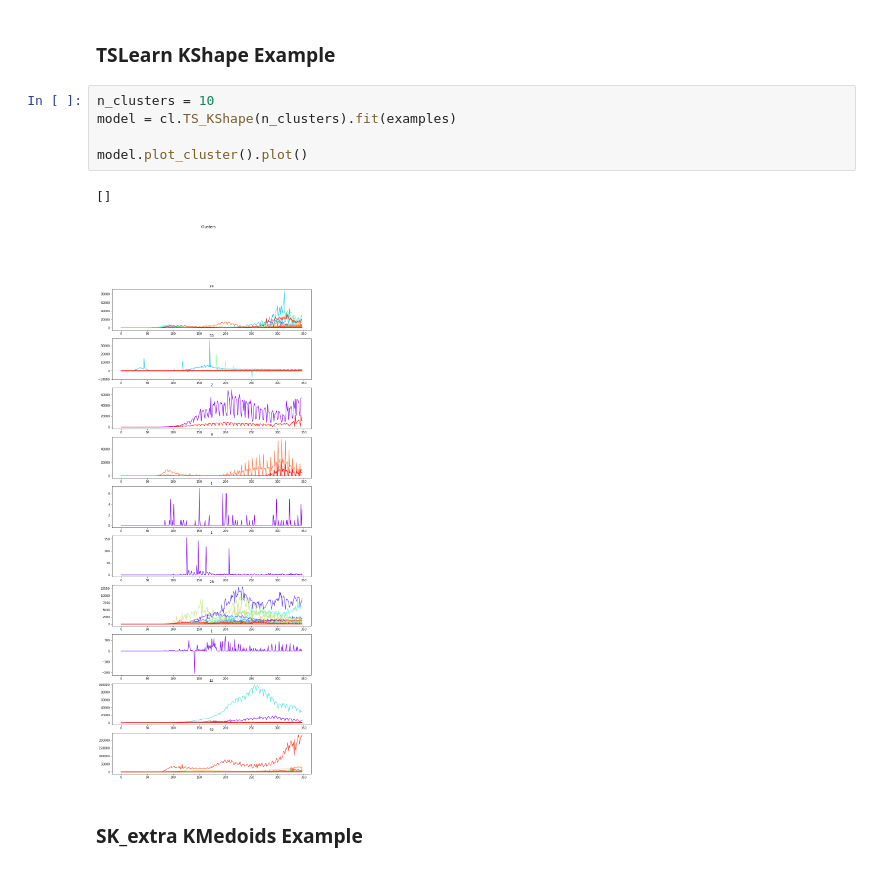
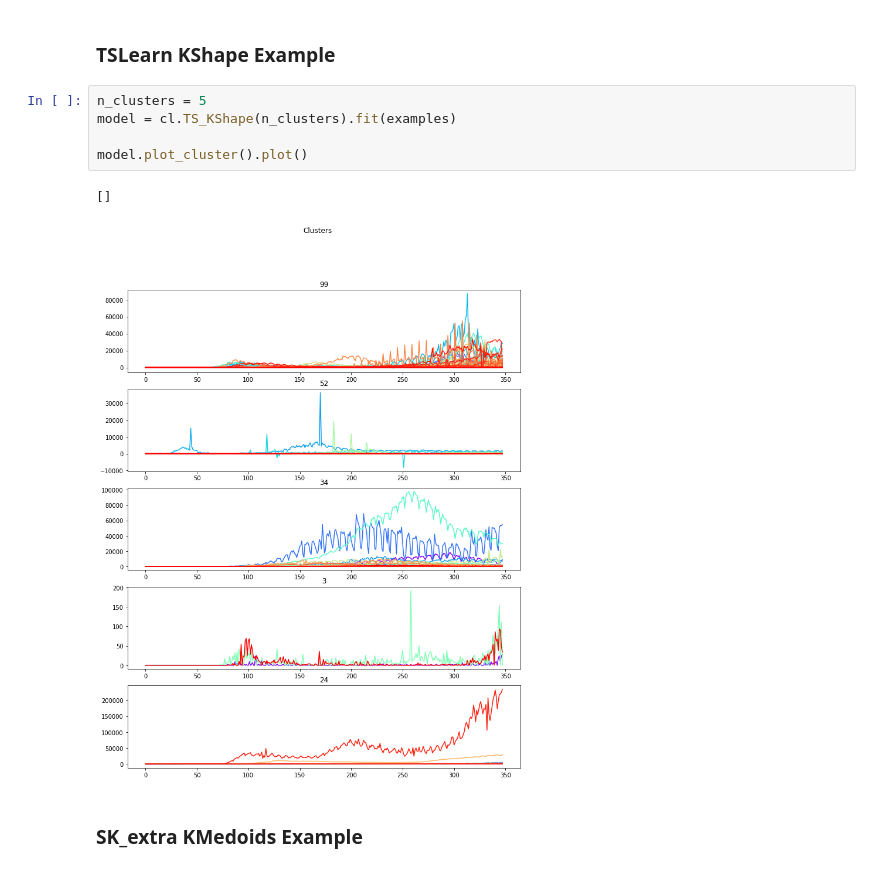
Before and after one commit to mlai-student/Lab2020-21ClusteringCovidData, a Jupyter notebook: notebooks/Tutorial.ipynb, the cells around one changed output. Saved outputs shown, nothing was run; the diff lists cells and outputs as text.

Commit message:
parameter for plotting added

```diff
--- a/notebooks/Tutorial.ipynb
+++ b/notebooks/Tutorial.ipynb
@@ -60,13 +60,13 @@ Continent: Asia
 # %% [markdown]
 ### TSLearn KShape Example
 # %%
-n_clusters = 10
+n_clusters = 5
 model = cl.TS_KShape(n_clusters).fit(examples)
 
 model.plot_cluster().plot()
 # %% [output]
 []
-[figure, old version]
+[figure, new version]
 # %% [markdown]
 ### SK_extra KMedoids Example
 # %%
```
Also changed, not shown: parts of 2 cells of this notebook, 4 other files.
